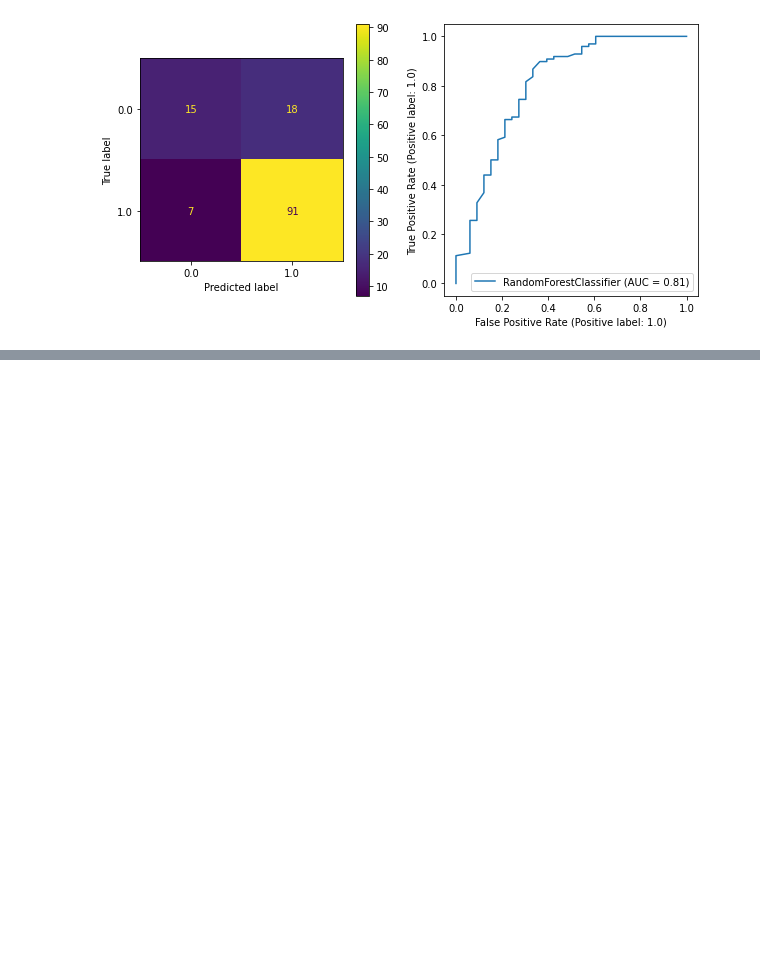
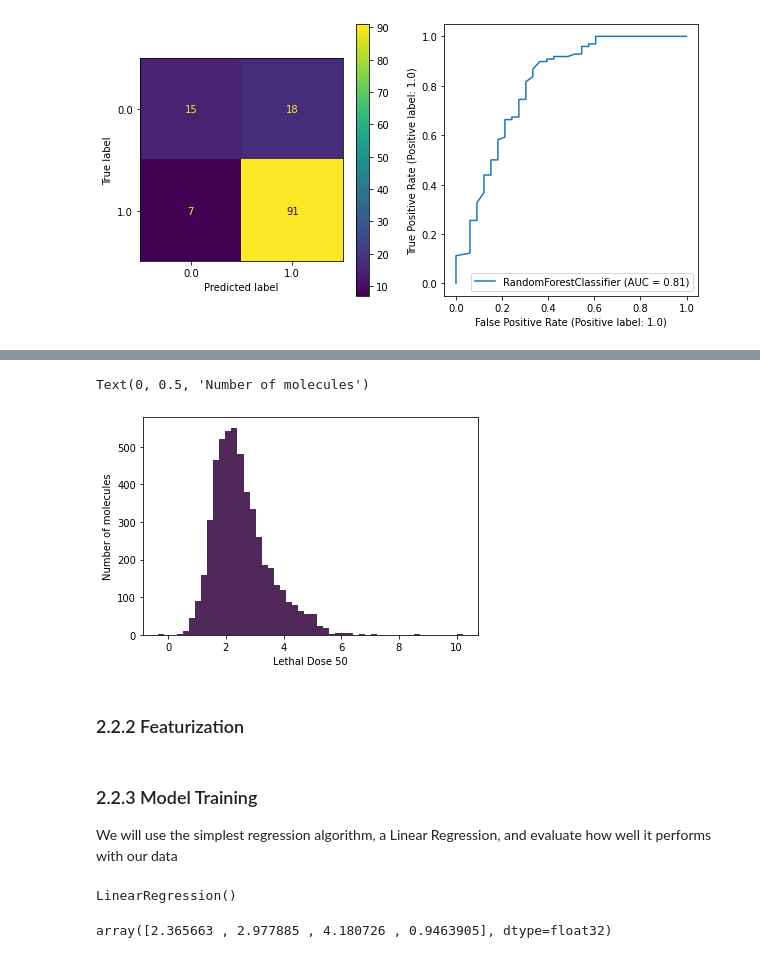
Before and after one commit to ersilia-os/event-fund-ai-drug-discovery, a Jupyter notebook: notebooks/session2.ipynb, the cells around one changed output, grey strips where cells are left out. Saved outputs shown, nothing was run; the diff lists cells and outputs as text; code cells hidden in the pictures; blank space fills up the shorter version.

Commit message:
Session 2 regression model

```diff
--- a/notebooks/session2.ipynb
+++ b/notebooks/session2.ipynb
@@ -210,0 +227,4 @@ rdc.from_estimator(clf, X_test, Y_test, ax = ax[1])
+# %%
+from tdc.single_pred import Tox
+data = Tox(name = 'LD50_Zhu')
+split = data.get_split()
@@ -210,0 +239,10 @@ rdc.from_estimator(clf, X_test, Y_test, ax = ax[1])
+# %%
+#we can now separate the compressed dataset in the three sections
+train = split["train"]
+valid = split["valid"]
+test = split["test"]
+
+#we can check how many molecules we have in each set
+print(len(train))
+print(len(valid))
+print(len(test))
@@ -210,0 +263,13 @@ rdc.from_estimator(clf, X_test, Y_test, ax = ax[1])
+# %%
+# in this case, we can visualise the data not as active / inactive but as a distribution.
+
+import matplotlib.pyplot as plt
+
+plt.hist(train["Y"], bins=50, color = "#50285a")
+plt.xlabel("Lethal Dose 50")
+plt.ylabel("Number of molecules")
+# %% [output]
+Text(0, 0.5, 'Number of molecules')
+[figure, added]
+# %% [markdown]
+### 2.2.2 Featurization
@@ -210,0 +293,3 @@ rdc.from_estimator(clf, X_test, Y_test, ax = ax[1])
+# %% [markdown]
+### 2.2.3 Model Training
+We will use the simplest regression algorithm, a Linear Regression, and evaluate how well it performs with our data
@@ -210,0 +302,6 @@ rdc.from_estimator(clf, X_test, Y_test, ax = ax[1])
+# %%
+#in ML, the training of a model is called "fitting" the model to the data (the molecules and outputs of the Train set)
+reg = LinearRegression()
+reg.fit(X_train, Y_train)
+# %% [output]
+LinearRegression()
@@ -210,0 +312,5 @@ rdc.from_estimator(clf, X_test, Y_test, ax = ax[1])
+# %%
+#if we check, the prediction is simply a list of LD50
+valid_pred[:4]
+# %% [output]
+array([2.365663 , 2.977885 , 4.180726 , 0.9463905], dtype=float32)
```
Also changed, not shown: parts of 29 cells of this notebook.
